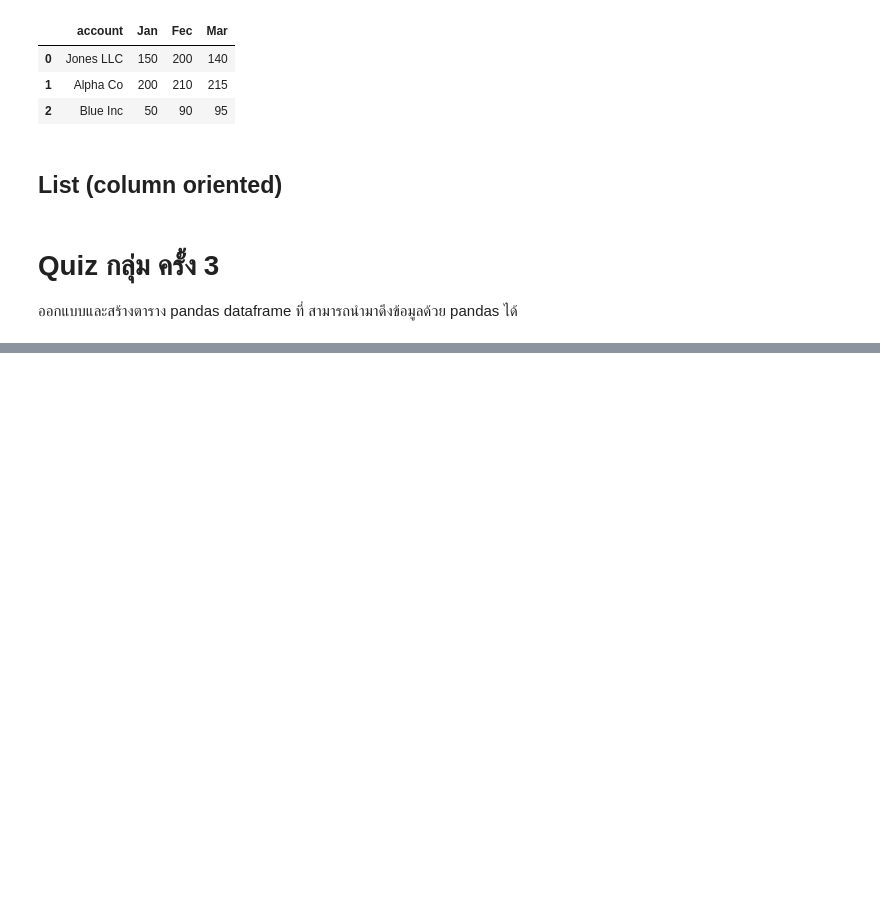
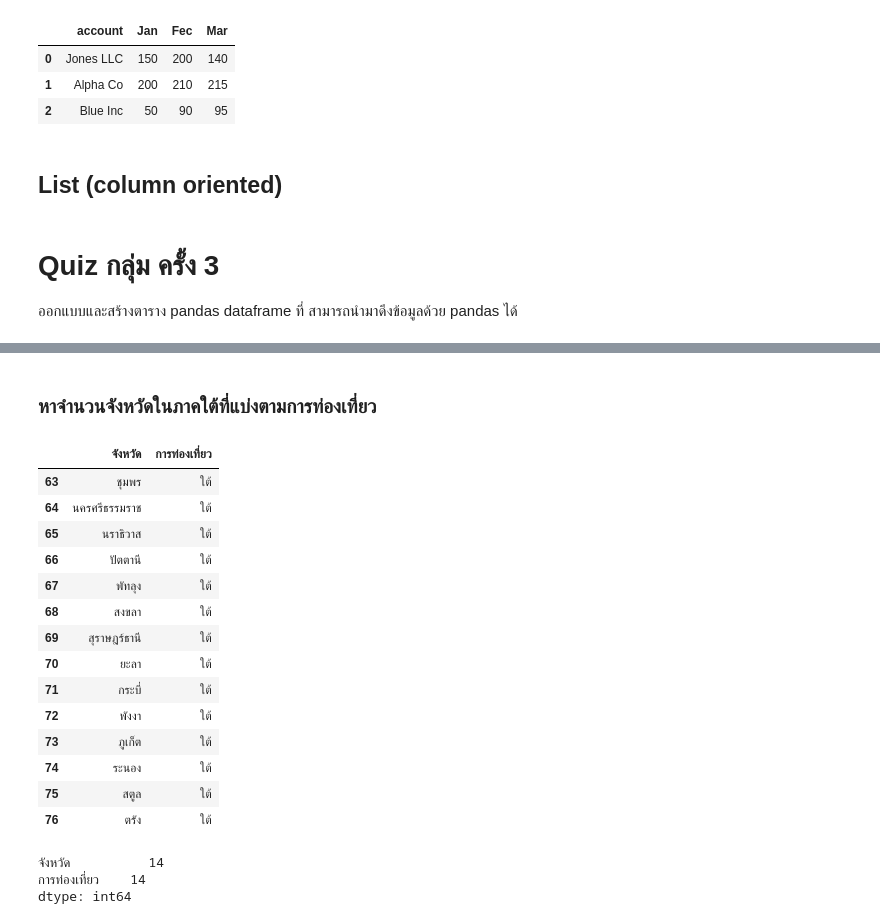
Before and after one commit to PhinyadaPhen/data_viz_2022, a Jupyter notebook: Pandas102.ipynb, the cells around one changed output, grey strips where cells are left out. Cells and saved outputs as stored; diff of their text form; code cells hidden in the pictures; blank space fills up the shorter version.

```diff
--- a/Pandas102.ipynb
+++ b/Pandas102.ipynb
@@ -443,0 +520,28 @@ df5
+# %% [markdown]
+### หาจำนวนจังหวัดในภาคใต้ที่แบ่งตามการท่องเที่ยว
+# %%
+province = df_q[df_q['การท่องเที่ยว'] == 'ใต้'] # กำหนดให้แสดงข้อมูลจังหวัดในภาคใต้
+province_south = province.iloc[:,:5:4] # ตัดตารางใช้แสดงเฉพาะการแบ่งภูมิภาคตาม 'การท่องเที่ยว'
+province_south
+# %% [output]
+|  | จังหวัด | การท่องเที่ยว |
+| 63 | ชุมพร | ใต้ |
+| 64 | นครศรีธรรมราช | ใต้ |
+| 65 | นราธิวาส | ใต้ |
+| 66 | ปัตตานี | ใต้ |
+| 67 | พัทลุง | ใต้ |
+| 68 | สงขลา | ใต้ |
+| 69 | สุราษฎร์ธานี | ใต้ |
+| 70 | ยะลา | ใต้ |
+| 71 | กระบี่ | ใต้ |
+| 72 | พังงา | ใต้ |
+| 73 | ภูเก็ต | ใต้ |
+| 74 | ระนอง | ใต้ |
+| 75 | สตูล | ใต้ |
+| 76 | ตรัง | ใต้ |
+# %%
+province_south.count() # นับจำนวนจังหวัดในภาคใต้ที่แบ่งภูมิภาคตาม 'การท่องเที่ยว'
+# %% [output]
+จังหวัด          14
+การท่องเที่ยว    14
+dtype: int64
```
Also changed, not shown: parts of 6 cells of this notebook.
